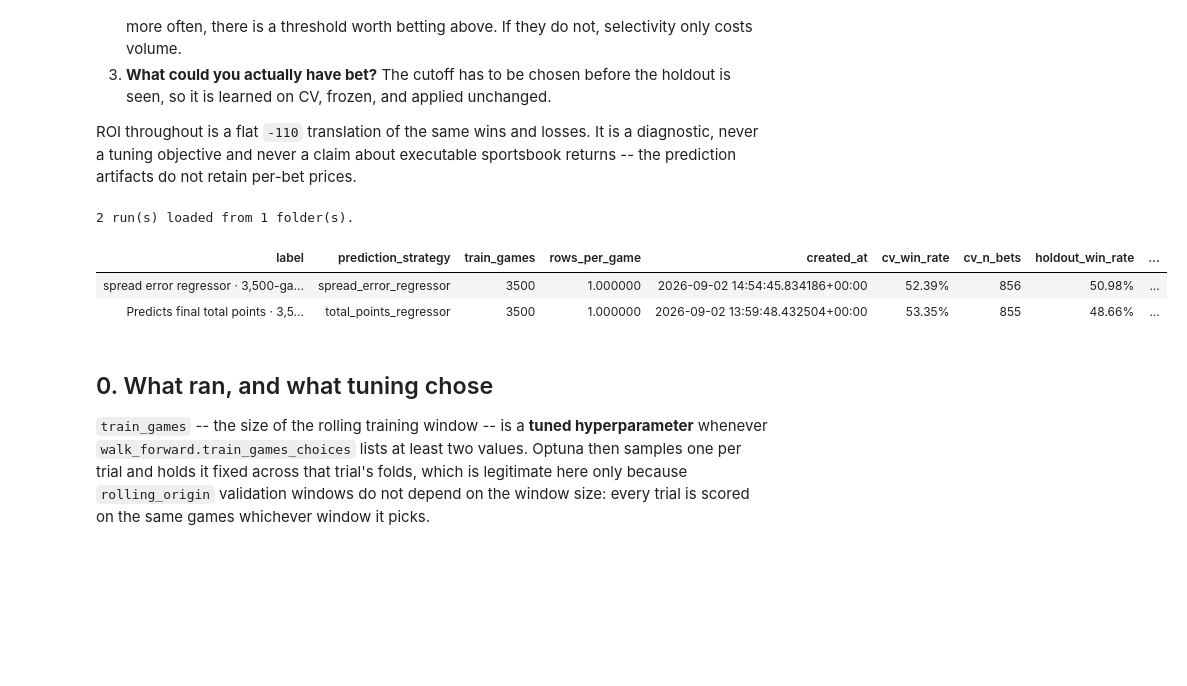
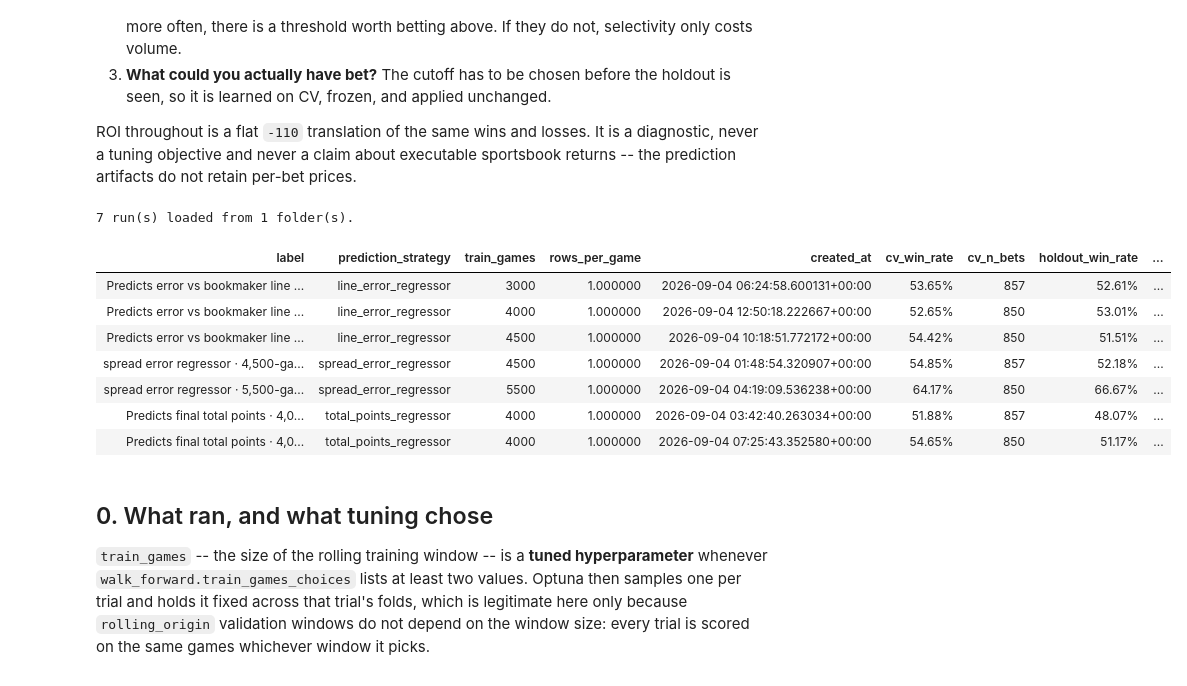
Before and after one commit to aalvarezvarela/NBA_over_under_predictor, a Jupyter notebook: experiments/notebooks/survey_experiments.ipynb, the cells around one changed output. Saved outputs shown, nothing was run; the diff lists cells and outputs as text; code cells hidden in the pictures; blank space fills up the shorter version.

```diff
--- a/experiments/notebooks/survey_experiments.ipynb
+++ b/experiments/notebooks/survey_experiments.ipynb
@@ -47,7 +47,7 @@ SOURCES: list[str] = ['experiments/target_total_points_2026_08', 'experiments/ta
                       'experiments/horizon_line_error_2026_08', 'experiments/horizon_total_points_2026_08',
 ]
 SOURCES: list[str] =[ 'experiments/grid_line_error_2026_08', 'experiments/grid_total_points_2026_08']
-SOURCES = ['experiments/time_decay_2026_09']
+SOURCES = ['experiments/extended_history_cv_2026_09']
 ARTIFACTS_ROOT = 'artifacts/experiments'
 ONLY_STRATEGIES: list[str] | None = None
 ONLY_COMPARISON_GROUP: str | None = None
@@ -97,36 +97,41 @@ predictions = loaders.load_prediction_cache(runs)
 # Scored here so the inventory already answers "how often did it pick the right
 # side?", and reused by section 1 rather than scoring every prediction twice.
 scoreboard = coverage.build_scoreboard(runs, predictions)
 # n_seeds / seed_roi_range come from seed_stability.csv and are 1 / NaN on a
 # single-seed run. They belong next to the win rates: seed_roi_range is the
 # spread of ONE config's own ROI across seeds, so any between-run gap smaller
 # than it is not a result. A run with no extra seeds simply has no error bar.
 inventory = runs[[
     'label', 'prediction_strategy', 'train_games', 'rows_per_game', 'created_at',
 
 ]].merge(
     scoreboard[[
         'label', 'cv_win_rate', 'cv_n_bets', 'holdout_win_rate', 'holdout_n_bets',
     ]],
     on='label', how='left',
 )
 
 print(f"{len(runs)} run(s) loaded from {runs['source_path'].nunique()} folder(s).")
 display(
     inventory.style.format({
         'cv_win_rate': '{:.2%}',
         'holdout_win_rate': '{:.2%}',
         'cv_n_bets': '{:,.0f}',
         'holdout_n_bets': '{:,.0f}',
         'n_seeds': '{:.0f}',
         'seed_roi_range': '{:.2%}',
     }, na_rep='—').hide(axis='index')
 )
 # %% [output]
-2 run(s) loaded from 1 folder(s).
+7 run(s) loaded from 1 folder(s).
 | label | prediction_strategy | train_games | rows_per_game | created_at | cv_win_rate | cv_n_bets | holdout_win_rate | ... |
-| spread error regressor · 3,500-ga... | spread_error_regressor | 3500 | 1.000000 | 2026-09-02 14:54:45.834186+00:00 | 52.39% | 856 | 50.98% | ... |
-| Predicts final total points · 3,5... | total_points_regressor | 3500 | 1.000000 | 2026-09-02 13:59:48.432504+00:00 | 53.35% | 855 | 48.66% | ... |
+| Predicts error vs bookmaker line ... | line_error_regressor | 3000 | 1.000000 | 2026-09-04 06:24:58.600131+00:00 | 53.65% | 857 | 52.61% | ... |
+| Predicts error vs bookmaker line ... | line_error_regressor | 4000 | 1.000000 | 2026-09-04 12:50:18.222667+00:00 | 52.65% | 850 | 53.01% | ... |
+| Predicts error vs bookmaker line ... | line_error_regressor | 4500 | 1.000000 | 2026-09-04 10:18:51.772172+00:00 | 54.42% | 850 | 51.51% | ... |
+| spread error regressor · 4,500-ga... | spread_error_regressor | 4500 | 1.000000 | 2026-09-04 01:48:54.320907+00:00 | 54.85% | 857 | 52.18% | ... |
+| spread error regressor · 5,500-ga... | spread_error_regressor | 5500 | 1.000000 | 2026-09-04 04:19:09.536238+00:00 | 64.17% | 850 | 66.67% | ... |
+| Predicts final total points · 4,0... | total_points_regressor | 4000 | 1.000000 | 2026-09-04 03:42:40.263034+00:00 | 51.88% | 857 | 48.07% | ... |
+| Predicts final total points · 4,0... | total_points_regressor | 4000 | 1.000000 | 2026-09-04 07:25:43.352580+00:00 | 54.65% | 850 | 51.17% | ... |
 # %% [markdown]
 ## 0. What ran, and what tuning chose
 
```
Also changed, not shown: parts of 12 cells of this notebook, 18 other files.
